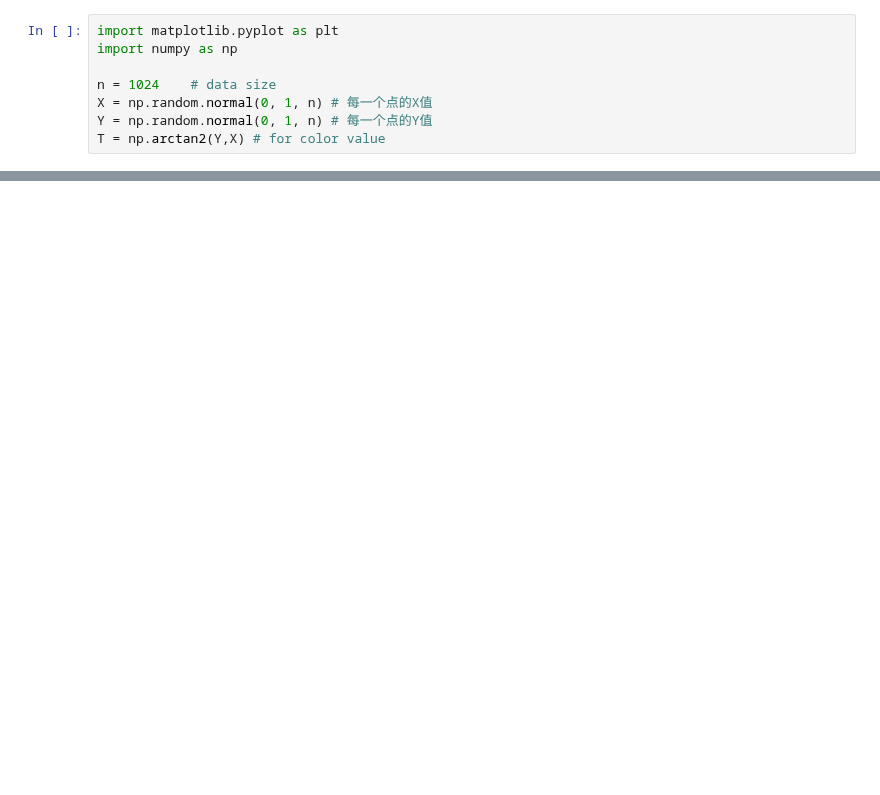
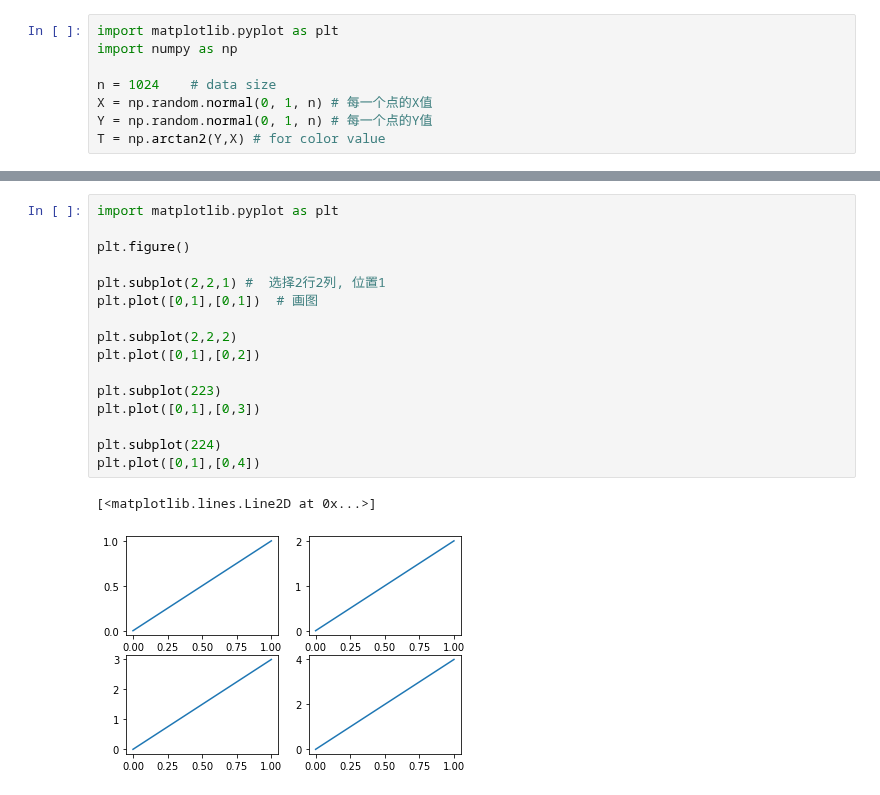
Before and after one commit to Jamie33/learngit, a Jupyter notebook: DataVisualization/matplotlib_learning.ipynb, the cells around one changed output, grey strips where cells are left out. Saved outputs shown, nothing was run; the diff lists cells and outputs as text; blank space fills up the shorter version.

```diff
--- a/DataVisualization/matplotlib_learning.ipynb
+++ b/DataVisualization/matplotlib_learning.ipynb
@@ -450,0 +512,19 @@ T = np.arctan2(Y,X) # for color value
+# %%
+import matplotlib.pyplot as plt
+
+plt.figure()
+
+plt.subplot(2,2,1) #  选择2行2列, 位置1
+plt.plot([0,1],[0,1])  # 画图
+
+plt.subplot(2,2,2)
+plt.plot([0,1],[0,2])
+
+plt.subplot(223)
+plt.plot([0,1],[0,3])
+
+plt.subplot(224)
+plt.plot([0,1],[0,4])
+# %% [output]
+[<matplotlib.lines.Line2D at 0x...>]
+[figure, added]
```
Also changed, not shown: parts of 34 cells of this notebook, 6 other files.
